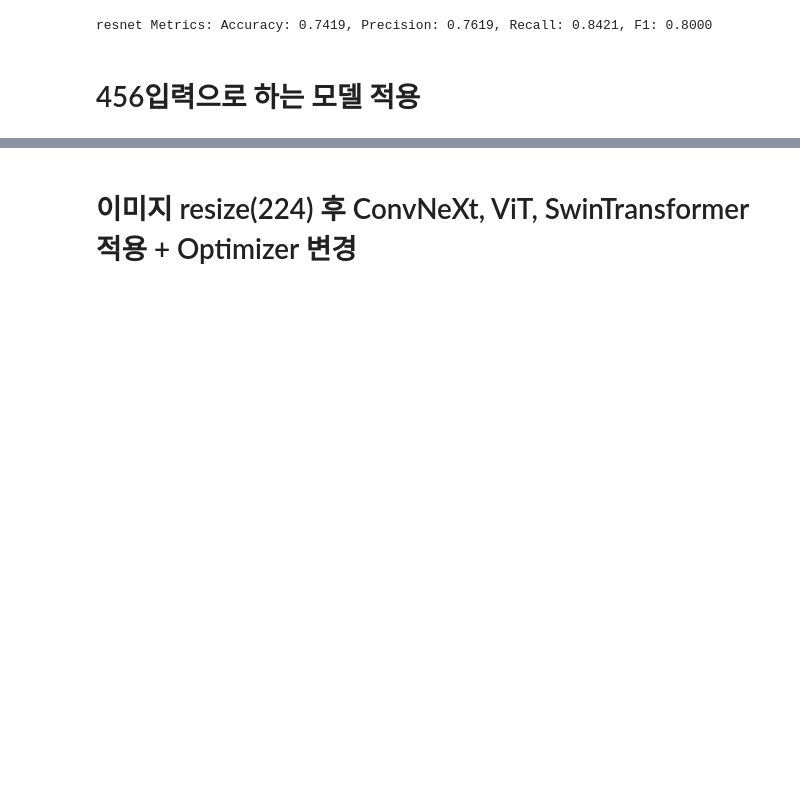
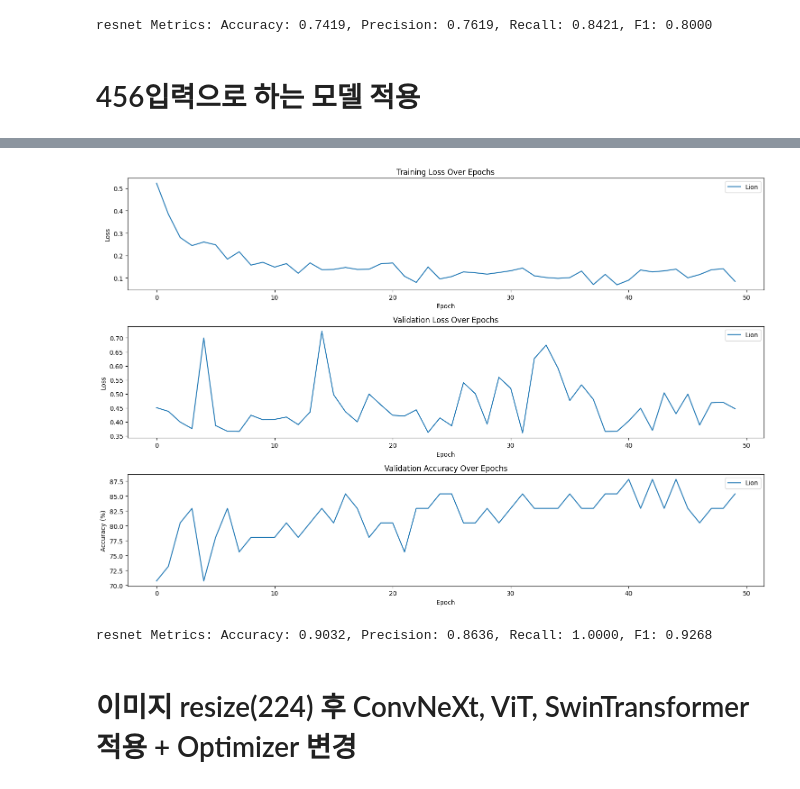
Before and after one commit to black940514/mediproject, a Jupyter notebook: 3. 위 용종 분류 실습.ipynb, the cells around one changed output, grey strips where cells are left out. Drawn from its saved outputs; the diff is of its cells as text; code cells hidden in the pictures; blank space fills up the shorter version.

```diff
--- a/3. 위 용종 분류 실습.ipynb
+++ b/3. 위 용종 분류 실습.ipynb
@@ -476,3 +495,39 @@ train_losses_swin, val_losses_swin, val_accuracies_swin = train_model('Lion', sw
+# %%
+
+plt.figure(figsize=(15, 10))
+
+plt.subplot(3, 1, 1)
+plt.plot(train_losses_efficientnet, label='Lion')
+plt.xlabel('Epoch')
+plt.ylabel('Loss')
+plt.title('Training Loss Over Epochs')
+plt.legend()
+
+plt.subplot(3, 1, 2)
+plt.plot(val_losses_efficientnet, label='Lion')
+plt.xlabel('Epoch')
+plt.ylabel('Loss')
+plt.title('Validation Loss Over Epochs')
+plt.legend()
+
+plt.subplot(3, 1, 3)
+plt.plot(val_accuracies_efficientnet, label='Lion')
+plt.xlabel('Epoch')
+plt.ylabel('Accuracy (%)')
+plt.title('Validation Accuracy Over Epochs')
+plt.legend()
+
+plt.tight_layout()
+plt.show()
+# %% [output]
+[figure, added]
+# %%
+swin_metrics = evaluate_model(swin, class_folders, pytorch_transforms)
+
+
+print("resnet Metrics: Accuracy: {:.4f}, Precision: {:.4f}, Recall: {:.4f}, F1: {:.4f}".format(*swin_metrics))
+# %% [output]
+resnet Metrics: Accuracy: 0.9032, Precision: 0.8636, Recall: 1.0000, F1: 0.9268
 # %% [markdown]
 # 이미지 resize(224) 후 ConvNeXt, ViT, SwinTransformer 적용 + Optimizer 변경
 # %%
```
Also changed, not shown: parts of 5 cells of this notebook.
